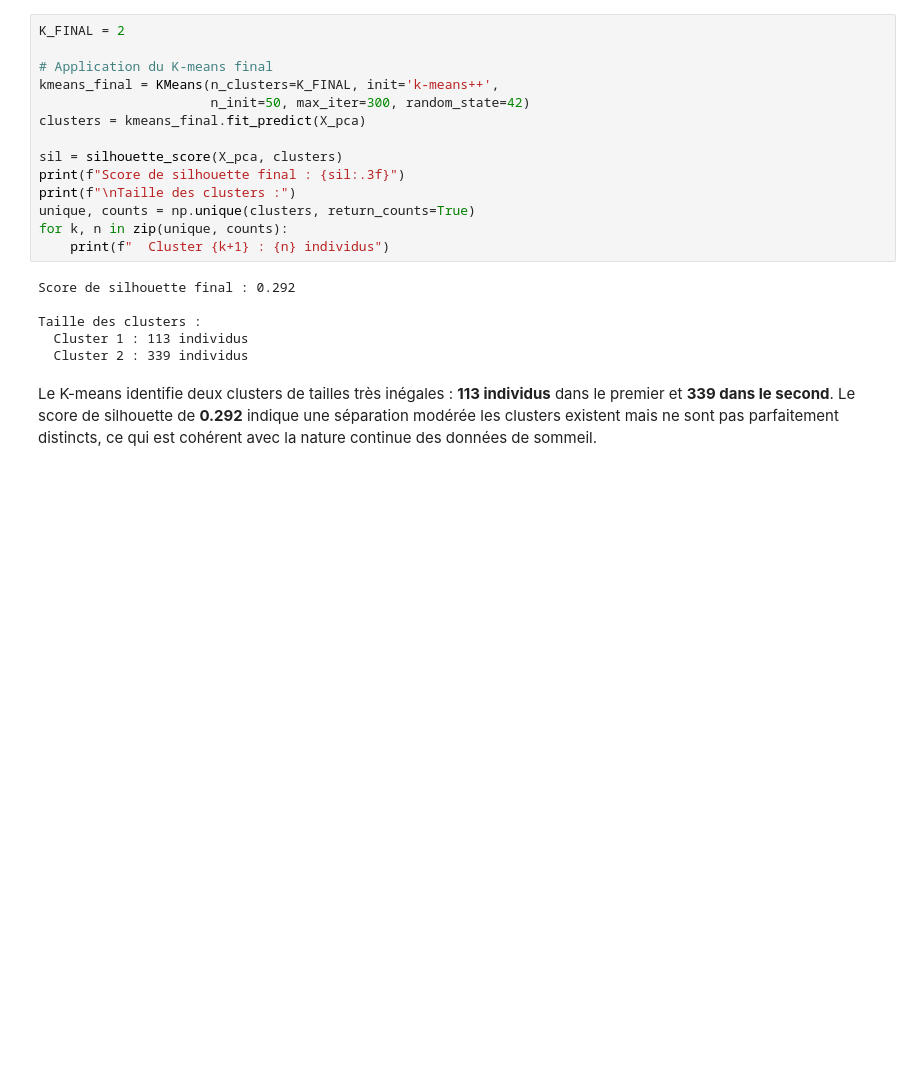
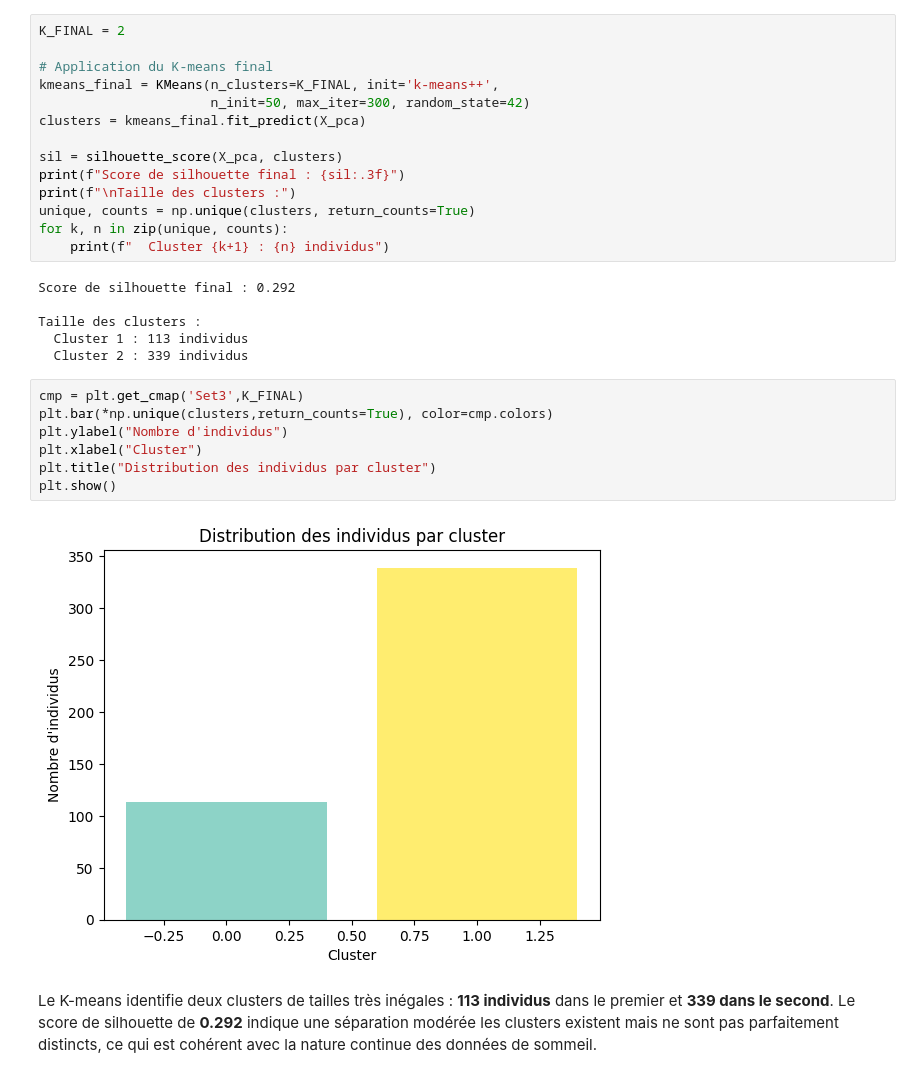
Before and after one commit to AhmedBousbih/Projet-analyse-de-donn-es, a Jupyter notebook: Projet_Analyse_de_données.ipynb, the cells around one changed output. Saved outputs shown, nothing was run; the diff lists cells and outputs as text; blank space fills up the shorter version.

```diff
--- a/Projet_Analyse_de_données.ipynb
+++ b/Projet_Analyse_de_données.ipynb
@@ -635,6 +635,15 @@ Score de silhouette final : 0.292
 Taille des clusters :
   Cluster 1 : 113 individus
   Cluster 2 : 339 individus
+# %%
+cmp = plt.get_cmap('Set3',K_FINAL)
+plt.bar(*np.unique(clusters,return_counts=True), color=cmp.colors)
+plt.ylabel("Nombre d'individus")
+plt.xlabel("Cluster")
+plt.title("Distribution des individus par cluster")
+plt.show()
+# %% [output]
+[figure, added]
 # %% [markdown]
 Le K-means identifie deux clusters de tailles très inégales : **113 individus** dans le premier et **339 dans le second**.
 Le score de silhouette de **0.292** indique une séparation modérée les clusters existent mais ne sont pas parfaitement distincts, ce qui est cohérent avec la nature continue des données de sommeil.
```
